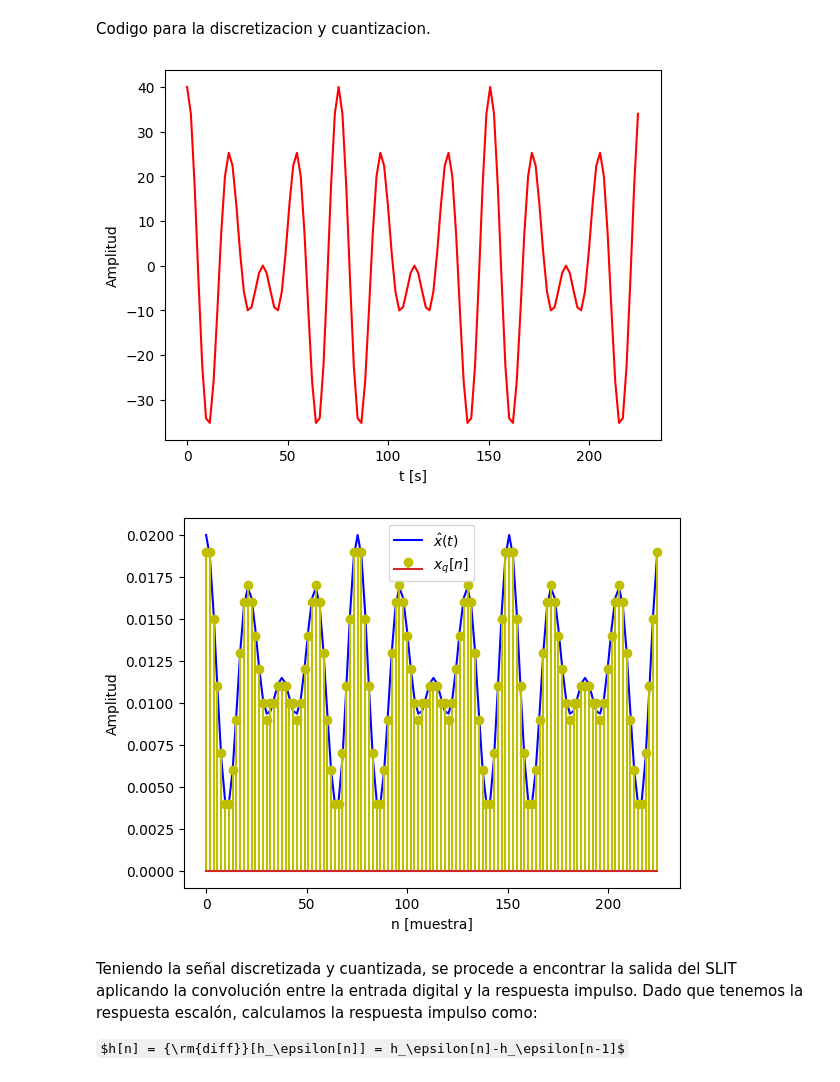
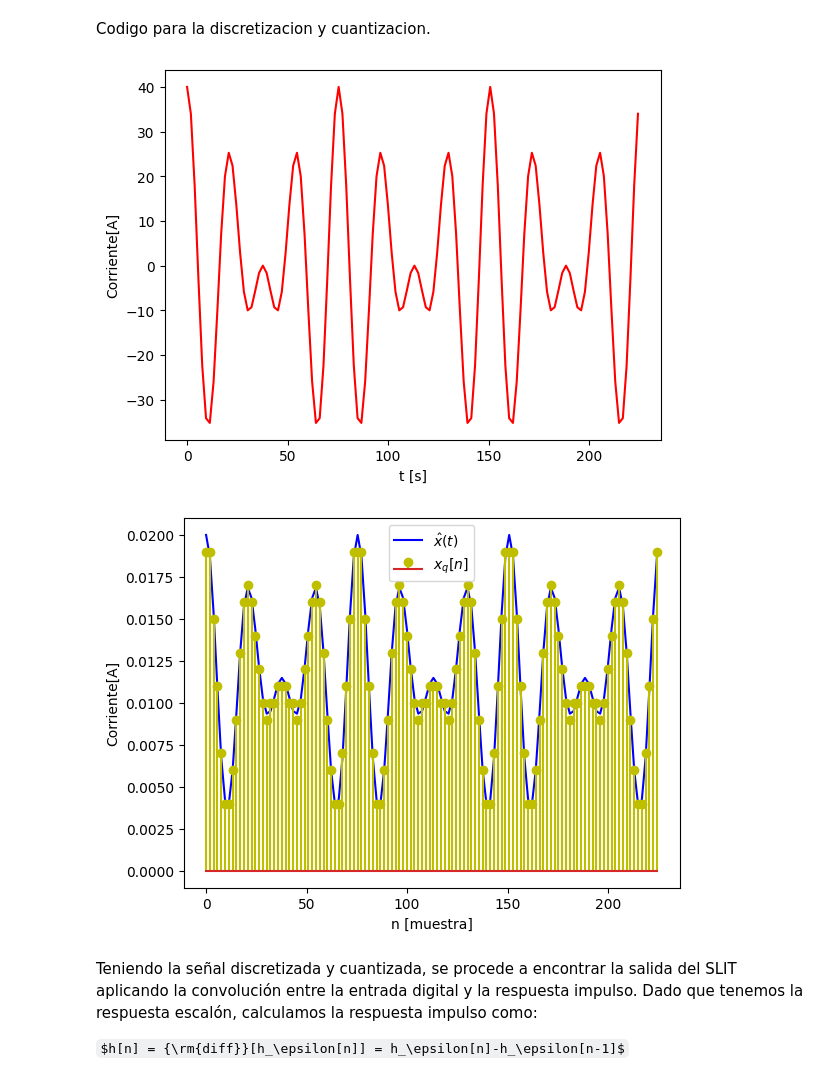
Before and after one commit to Jacobmunoz88/se-ales-y-sistemas, a Jupyter notebook: Parcial_1.ipynb, the cells around one changed output. Cells and saved outputs as stored; diff of their text form; code cells hidden in the pictures; some formulas as TeX source.

```diff
--- a/Parcial_1.ipynb
+++ b/Parcial_1.ipynb
@@ -84,37 +84,37 @@ T = 24*np.pi #perido cuasiperiódica, se calculo en el PDF de la componente teor
 Fs = 10*max(F1,F2) #frecuencia muestreo
 t = np.arange(0,3*T,1/Fs) #vector de tiempo, se muestran 3 periodos
 x = 20*(np.cos(t/3)+np.cos(t/4))
 xhmax = 20*10**-3  #20mA
 xhmin = 4*10**-3   #4mA
 xh = my_ceropend(x,xhmax, xhmin).reshape(-1,1)#aplicar cero y pendiente de 4mA a 20m
 #asegurar vector columna
 
 #cuantizar
 nbits = 4 #número bits
 Ne = 2**nbits #cantidad de estados
 res = (xhmax-xhmin)/Ne #resolución cuantización
 ve = np.arange(xhmin,xhmax,res).reshape(-1,1)#vector de estados
 #asegurar vector columna
 
 #señal cuantizada
 xq = np.zeros(len(xh))
 for i in range(len(xh)): #recorrer señal cero y pendiente
     xq[i] = ve[np.argmin(cdist(xh[i].reshape(-1,1),ve))] #se cálcula la distancia desde cada punto al vector de estados
 
 #gráficas de señales
 plt.plot(t,x,'r',label='$x(t)$')
 plt.xlabel('t [s]')
-plt.ylabel('Amplitud')
+plt.ylabel('Corriente[A]')
 plt.show()
 plt.plot(t,xh,'b',label='$\hat{x}(t)$')
 plt.stem(t,xq,'y',label='$x_{q}[n]$')
 plt.xlabel('n [muestra]')
-plt.ylabel('Amplitud')
+plt.ylabel('Corriente[A]')
 plt.legend()
 plt.show()
 # %% [output]
-[figure, old version]
+[figure, new version]
-[figure, old version]
+[figure, new version]
 # %% [markdown]
 Teniendo la señal discretizada y cuantizada, se procede a encontrar la salida del SLIT aplicando la convolución entre la entrada digital y la respuesta impulso. Dado que tenemos la respuesta escalón, calculamos la respuesta impulso como:
 
```
Also changed, not shown: parts of 2 cells of this notebook.
